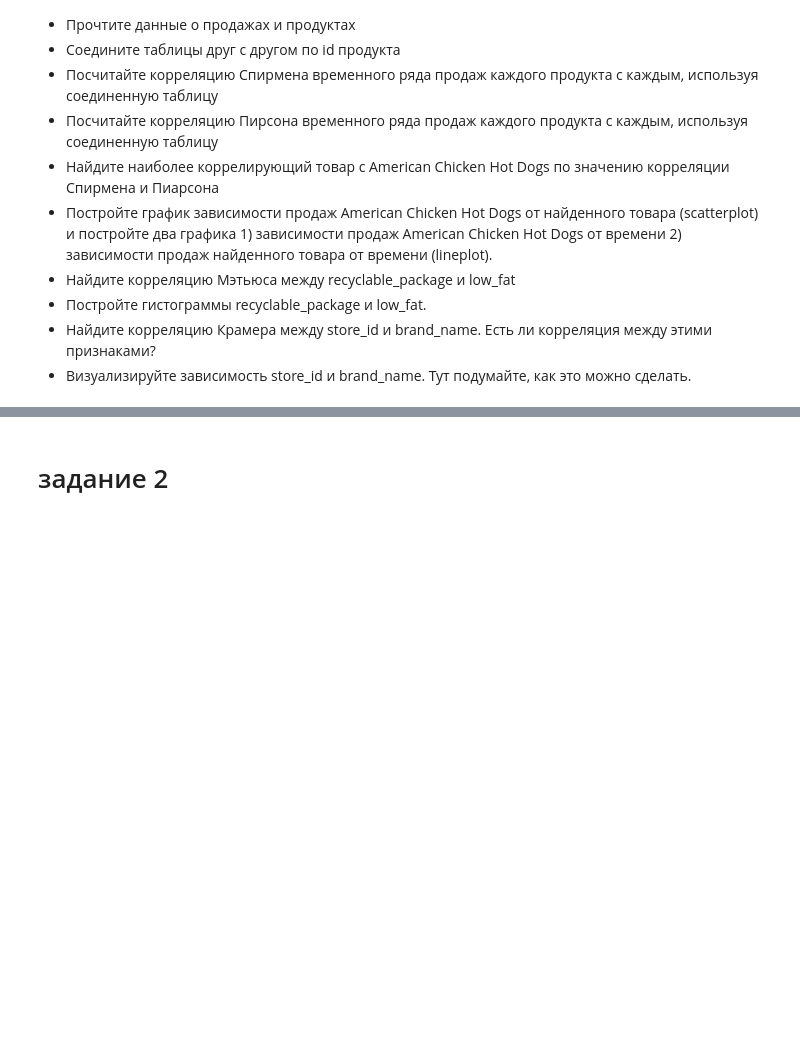
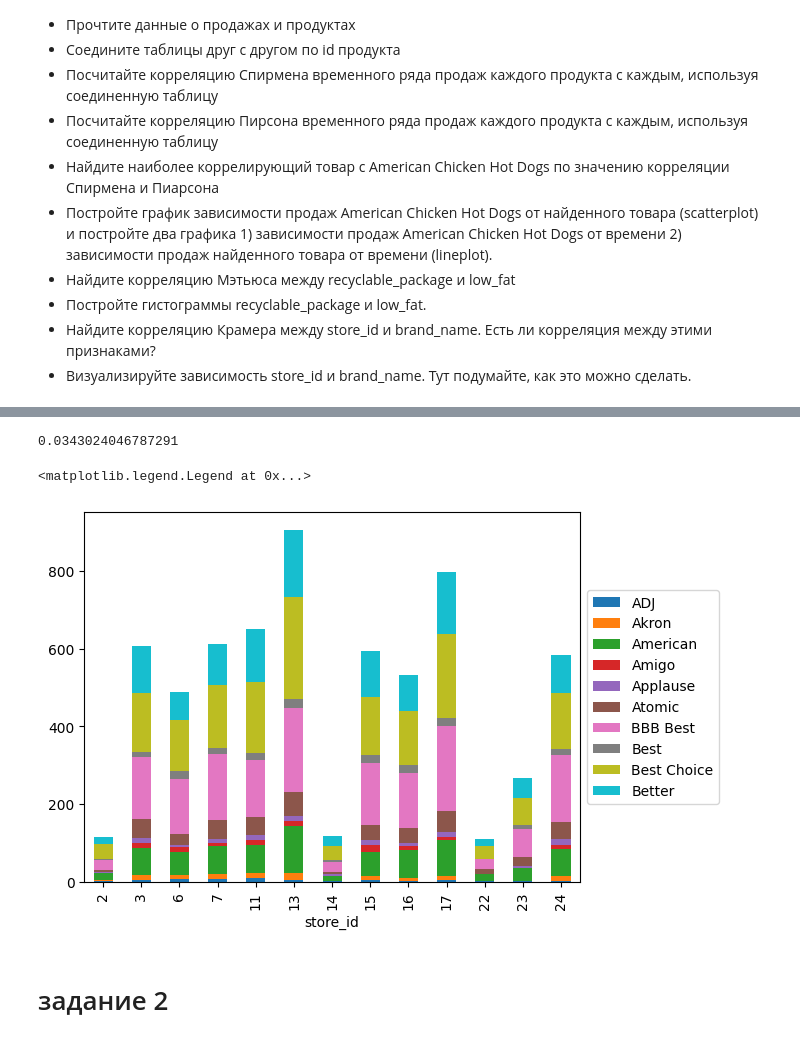
Before and after one commit to poslam/sem5-ds, a Jupyter notebook: work/4/4.ipynb, the cells around one changed output, grey strips where cells are left out. Drawn from its saved outputs; the diff is of its cells as text; code cells hidden in the pictures; blank space fills up the shorter version.

```diff
--- a/work/4/4.ipynb
+++ b/work/4/4.ipynb
@@ -27,13 +27,3 @@ df_products = pd.read_csv("foodmart.products.csv")
 df_sales = pd.read_csv("foodmart.sales.csv")
 
 df = df_products.merge(df_sales, on="product_id")
-# %%
-df['unique_id'] = df.groupby(['date', 'product_id']).cumcount()
-
-pivot_df = df.pivot(index=["date", "unique_id"], columns="product_id", values="sales")
-
-pivot_df = pivot_df.fillna(pivot_df.mean())
-
-spearman_corr_matrix = pivot_df.corr(method='spearman')
-
-print(spearman_corr_matrix)
@@ -90,0 +123,4 @@ print(pearson_most_corr_to_target, df[df["product_id"] == pearson_most_corr_to_t
+# %%
+crosstab = pd.crosstab(df["store_id"], df["brand_name"])
+
+crosstab.head(5)
@@ -91,3 +136,17 @@ print(pearson_most_corr_to_target, df[df["product_id"] == pearson_most_corr_to_t
+# %%
+# cramer
+
+association(crosstab, method="cramer")
+# %% [output]
+0.0343024046787291
+# %%
+crosstab.iloc[:, :10].plot.bar(stacked=True).legend(
+    loc="center left",
+    bbox_to_anchor=(1, 0.5),
+)
+# %% [output]
+<matplotlib.legend.Legend at 0x...>
+[figure, added]
 # %% [markdown]
 # задание 2
 # %% [markdown]
```
Also changed, not shown: parts of 14 cells of this notebook.
